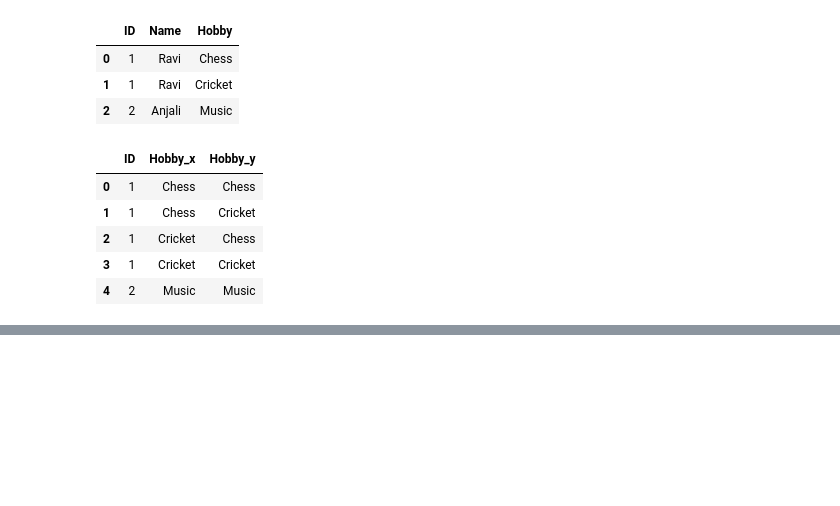
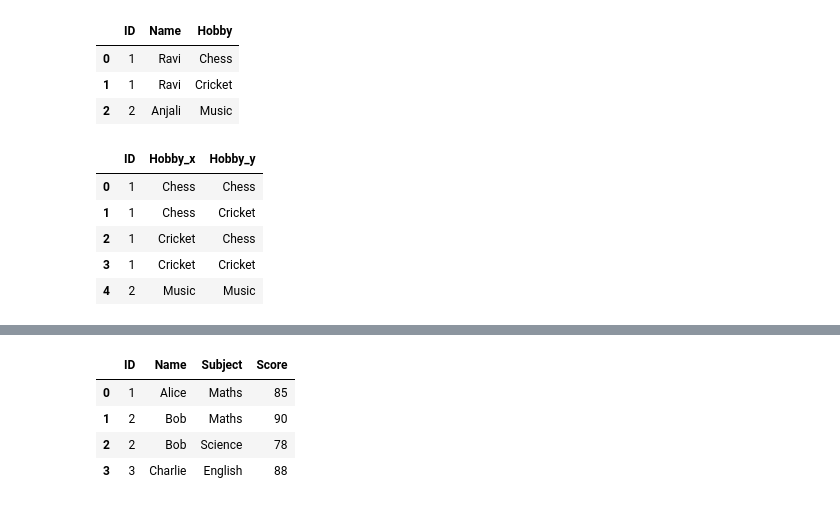
Before and after one commit to Gaurav200016/ML, a Jupyter notebook: Day3a.ipynb, the cells around one changed output, grey strips where cells are left out. Saved outputs shown, nothing was run; the diff lists cells and outputs as text; code cells hidden in the pictures; blank space fills up the shorter version.

```diff
--- a/Day3a.ipynb
+++ b/Day3a.ipynb
@@ -203,0 +242,9 @@ dp5
+# %%
+stmb=pd.merge(students,marks,how="inner", left_on="ID", right_on="student_id")
+stmb.drop(columns=['student_id'])
+# %% [output]
+|  | ID | Name | Subject | Score |
+| 0 | 1 | Alice | Maths | 85 |
+| 1 | 2 | Bob | Maths | 90 |
+| 2 | 2 | Bob | Science | 78 |
+| 3 | 3 | Charlie | English | 88 |
```
Also changed, not shown: parts of 11 cells of this notebook, 5 other files.
